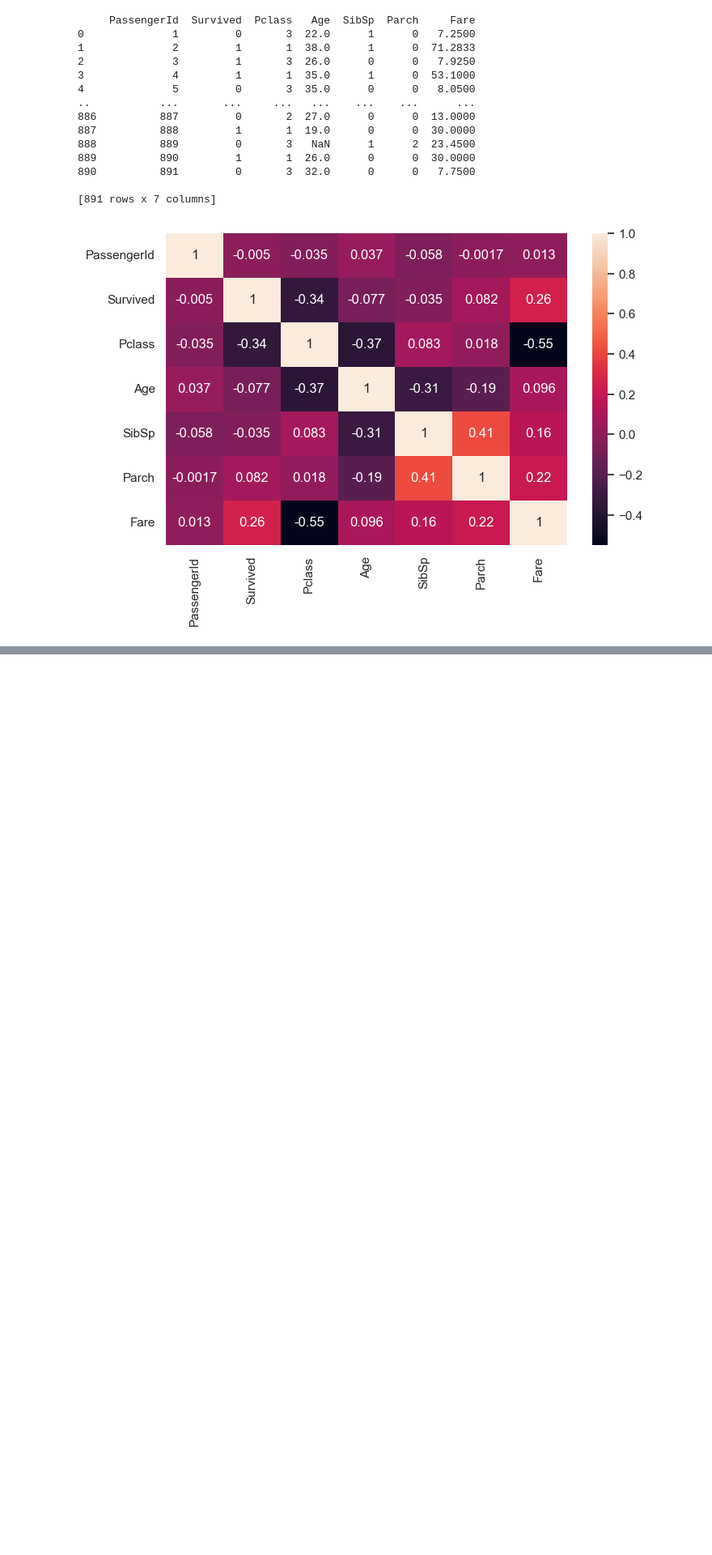
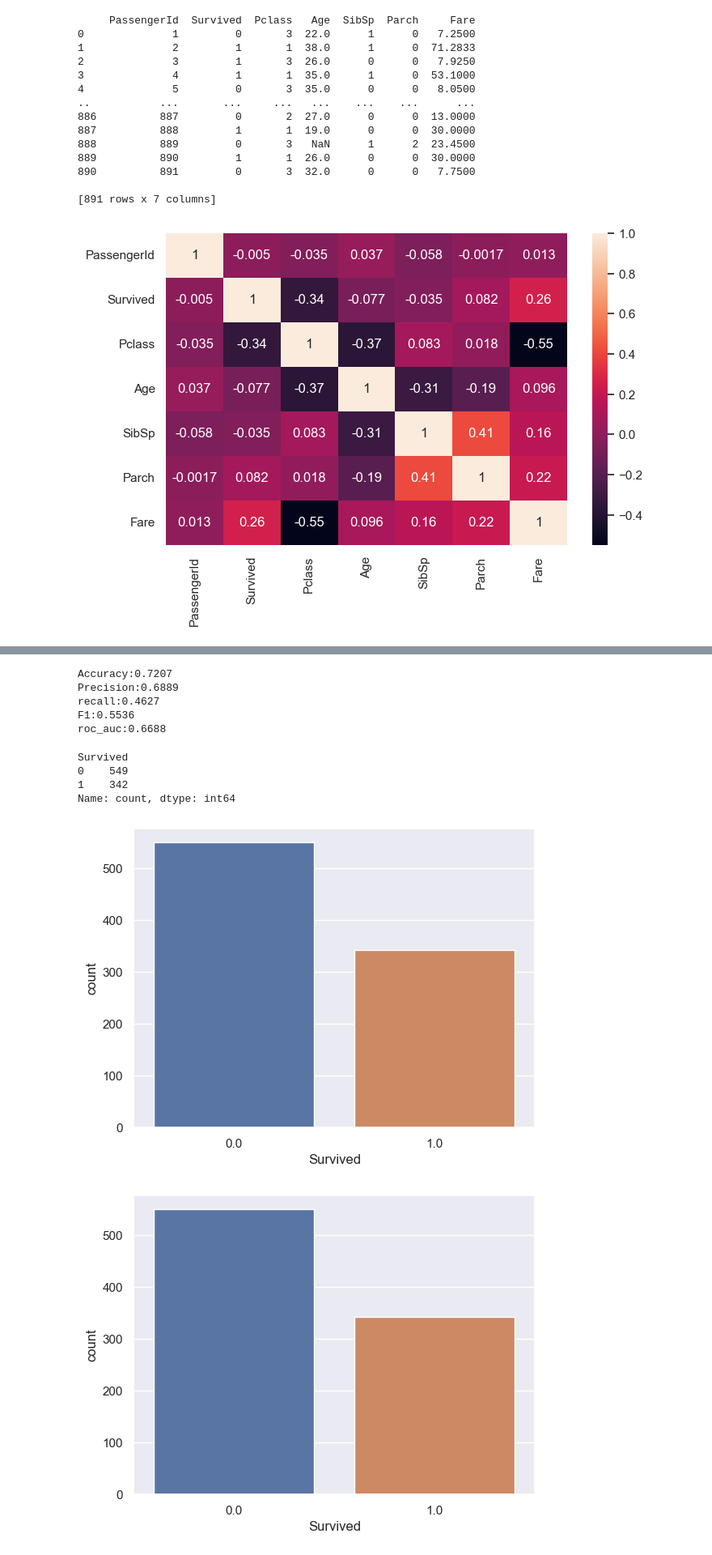
Before and after one commit to jihun5/it_jupyter, a Jupyter notebook: 타이타닉/회귀분석의 모든것/타이타닉.ipynb, the cells around one changed output, grey strips where cells are left out. Shown at 81% size. Drawn from its saved outputs; the diff is of its cells as text; code cells hidden in the pictures; blank space fills up the shorter version.

Commit message:
연습문제 및 타이타닉

```diff
--- a/타이타닉/회귀분석의 모든것/타이타닉.ipynb
+++ b/타이타닉/회귀분석의 모든것/타이타닉.ipynb
@@ -121,0 +143,9 @@ plt.show()
+# %%
+# concat 함수로 데이터프레임(train, test)을 위아래 방향(axis=0)으로 연결한다.
+# train 데이터와 test 데이터를 구분하기 위해 TrainSplit으로 분류하고
+# train과 test를 값으로 지정한다.
+# 타이타닉 전체 데이터셋 준비
+train['TrainSplit'] = 'Train'
+test['TrainSplit'] = 'Test'
+data = pd.concat([train, test], axis=0)
+print(data)
@@ -121,0 +230,15 @@ plt.show()
+# %%
+# 평가지표
+from sklearn.metrics import accuracy_score, precision_score, recall_score
+from sklearn.metrics import f1_score, roc_auc_score
+print("Accuracy:%.4f" % accuracy_score(y_val, y_val_pred))
+print("Precision:%.4f" % precision_score(y_val, y_val_pred))
+print("recall:%.4f" % recall_score(y_val, y_val_pred))
+print("F1:%.4f" % f1_score(y_val, y_val_pred))
+print("roc_auc:%.4f" % roc_auc_score(y_val, y_val_pred))
+# %% [output]
+Accuracy:0.7207
+Precision:0.6889
+recall:0.4627
+F1:0.5536
+roc_auc:0.6688
@@ -121,0 +249,20 @@ plt.show()
+# %%
+# 타킷 레이블의 분포 확인
+train['Survived'].value_counts(dropna=False)
+# %% [output]
+Survived
+0    549
+1    342
+Name: count, dtype: int64
+# %%
+# 시본 countplot으로 생존자(class 1)와 사망자(class 0)의 분포를 확인한다.
+# TrainSplit 열을 이용하여 train 데이터만 따로 추출하여 적용한다.
+
+# 객실 등급별 분포 확인
+sns.countplot(x='Survived', data=data)
+plt.show()
+sns.countplot(x='Survived', data=data[data['TrainSplit']=='Train'])
+plt.show()
+# %% [output]
+[figure, added]
+[figure, added]
```
Also changed, not shown: parts of 37 cells of this notebook, 2 other files.
